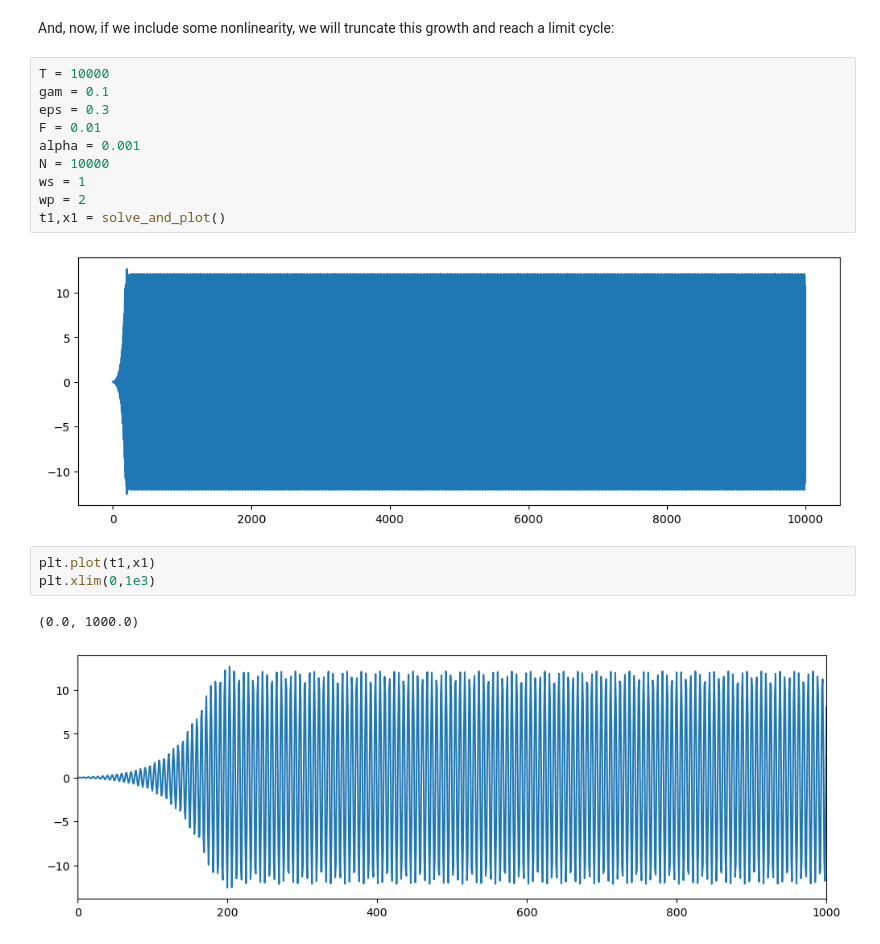
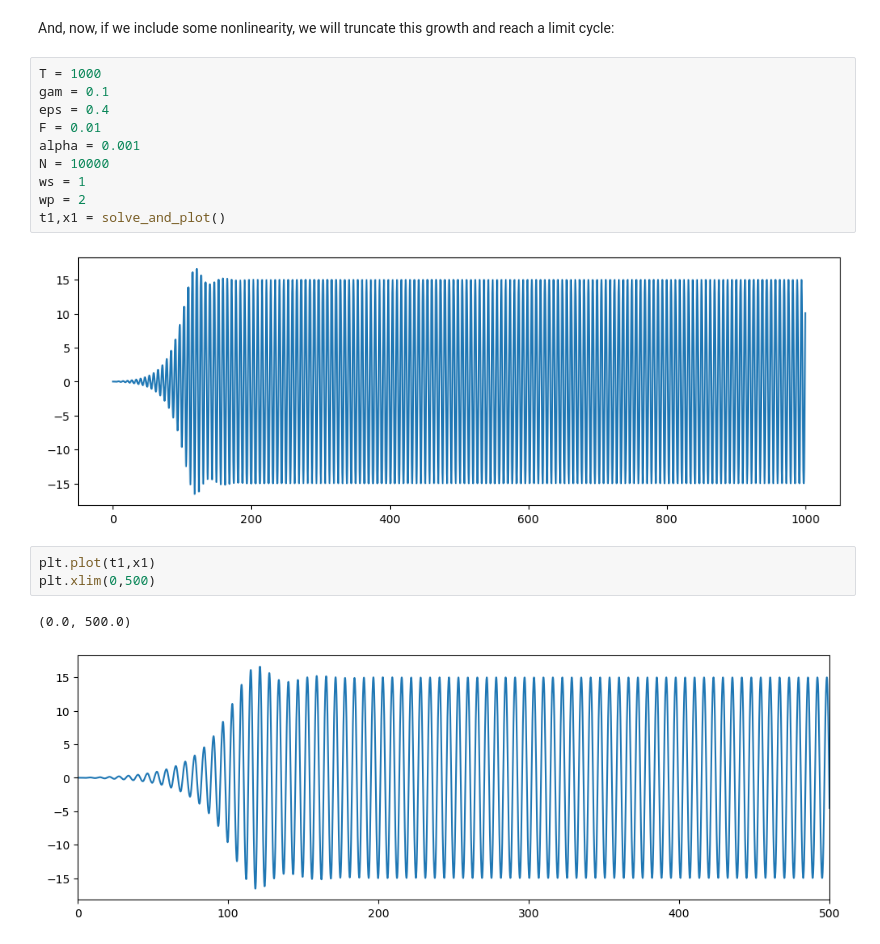
Before and after one commit to gsteele13/JPA-Harmonic-Balance, a Jupyter notebook: brute_force_ode_integration/JPA numerical integration.ipynb, the cells around one changed output. Cells and saved outputs as stored; diff of their text form.

```diff
--- a/brute_force_ode_integration/JPA numerical integration.ipynb
+++ b/brute_force_ode_integration/JPA numerical integration.ipynb
@@ -189,20 +189,20 @@ t1,x1 = solve_and_plot()
 # %% [markdown]
 And, now, if we include some nonlinearity, we will truncate this growth and reach a limit cycle:
 # %%
-T = 10000
+T = 1000
 gam = 0.1
-eps = 0.3
+eps = 0.4
 F = 0.01
 alpha = 0.001
 N = 10000
 ws = 1
 wp = 2
 t1,x1 = solve_and_plot()
 # %% [output]
-[figure, old version]
+[figure, new version]
 # %%
 plt.plot(t1,x1)
-plt.xlim(0,1e3)
+plt.xlim(0,500)
 # %% [output]
-(0.0, 1000.0)
+(0.0, 500.0)
-[figure, old version]
+[figure, new version]
```
Also changed, not shown: 1 other file.
